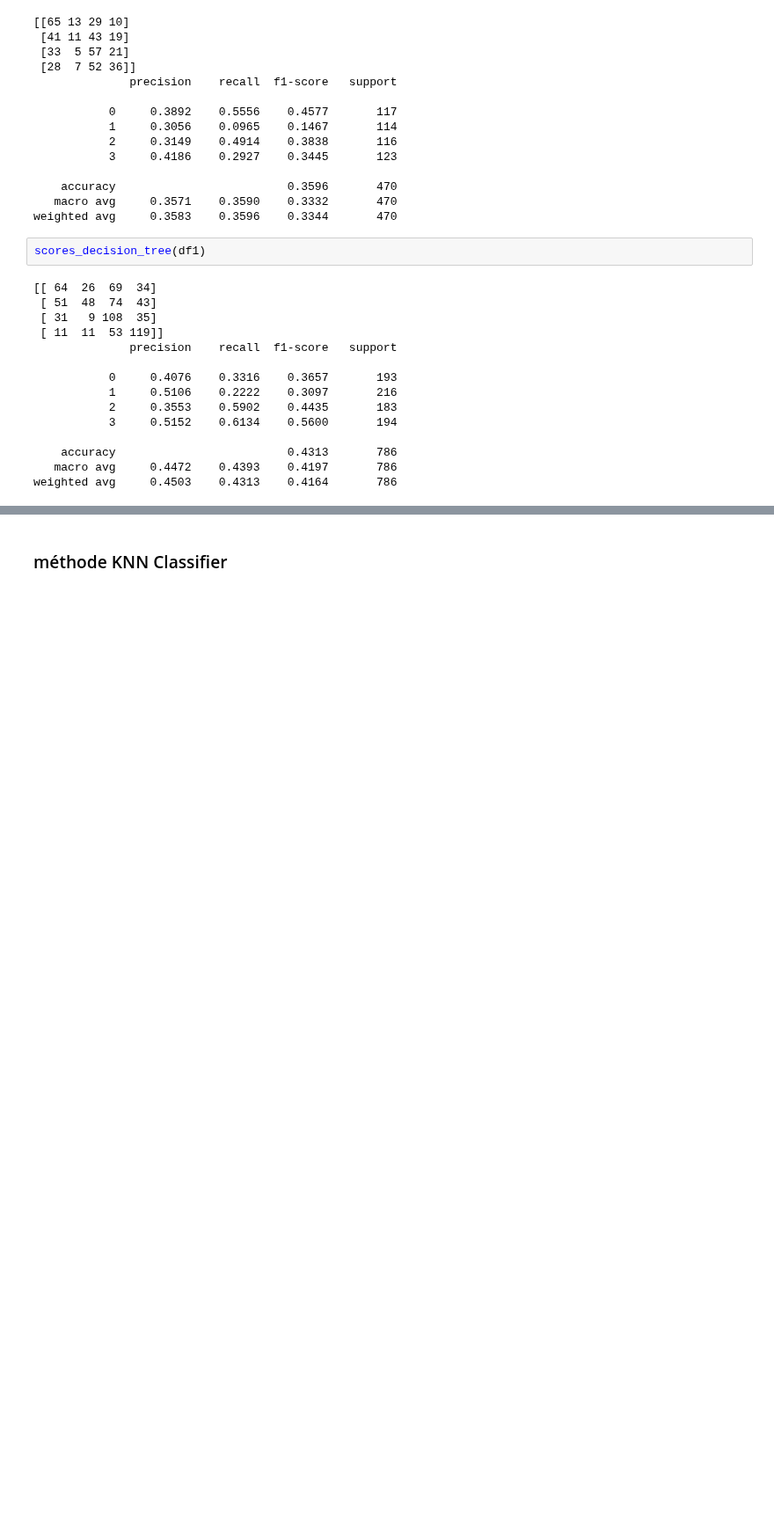
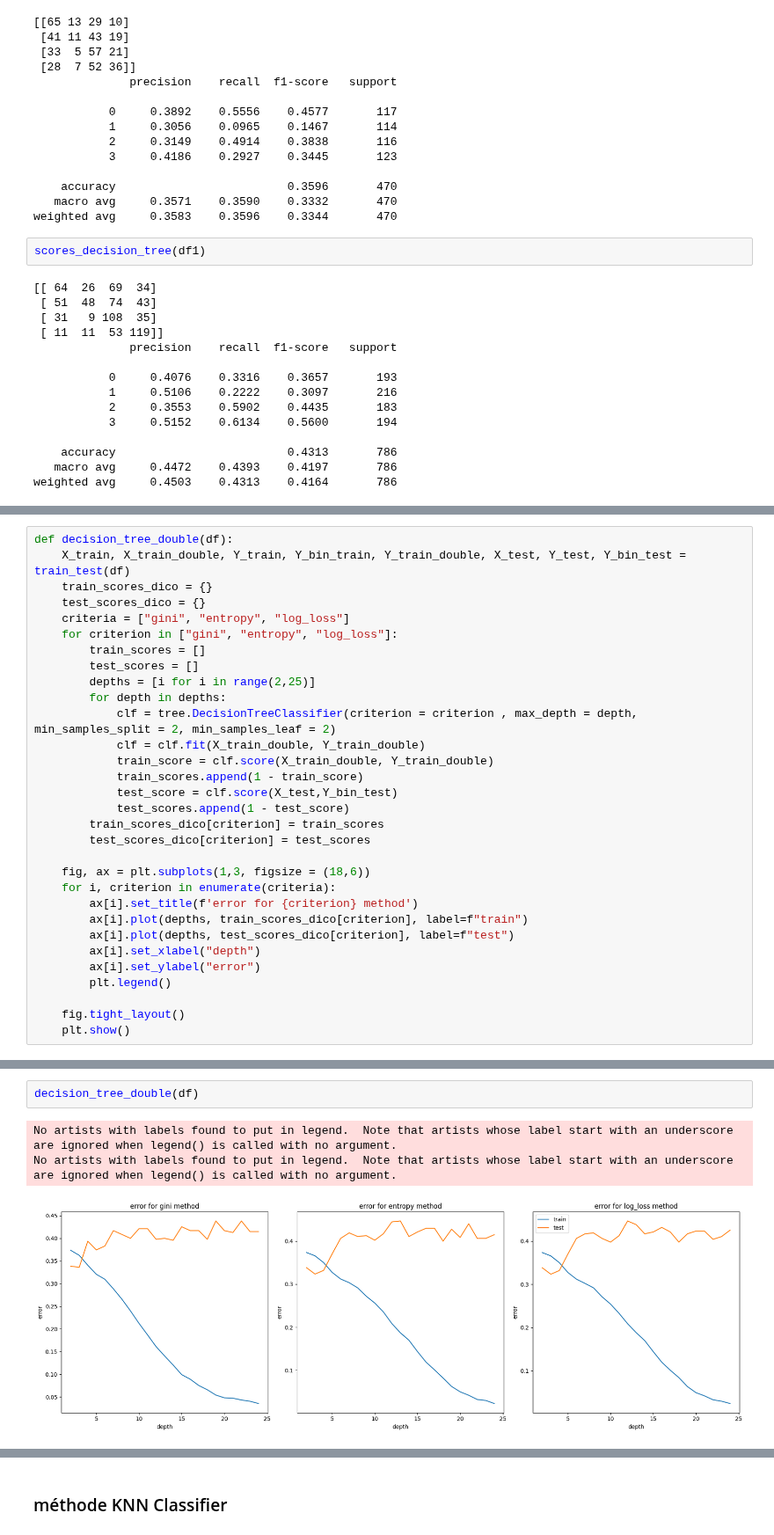
Before and after one commit to Keracles/MovieHype, a Jupyter notebook: models_noah/classification_noah.ipynb, the cells around one changed output, grey strips where cells are left out. Shown at 88% size. Cells and saved outputs as stored; diff of their text form; blank space fills up the shorter version.

```diff
--- a/models_noah/classification_noah.ipynb
+++ b/models_noah/classification_noah.ipynb
@@ -266,0 +288,31 @@ weighted avg     0.6487    0.6766    0.6525       470
+# %%
+def decision_tree_double(df):
+    X_train, X_train_double, Y_train, Y_bin_train, Y_train_double, X_test, Y_test, Y_bin_test = train_test(df)
+    train_scores_dico = {}
+    test_scores_dico = {}
+    criteria = ["gini", "entropy", "log_loss"]
+    for criterion in ["gini", "entropy", "log_loss"]:
+        train_scores = []
+        test_scores = []
+        depths = [i for i in range(2,25)]
+        for depth in depths:
+            clf = tree.DecisionTreeClassifier(criterion = criterion , max_depth = depth, min_samples_split = 2, min_samples_leaf = 2)
+            clf = clf.fit(X_train_double, Y_train_double)
+            train_score = clf.score(X_train_double, Y_train_double)
+            train_scores.append(1 - train_score)
+            test_score = clf.score(X_test,Y_bin_test)
+            test_scores.append(1 - test_score)
+        train_scores_dico[criterion] = train_scores
+        test_scores_dico[criterion] = test_scores
+
+    fig, ax = plt.subplots(1,3, figsize = (18,6))
+    for i, criterion in enumerate(criteria):
+        ax[i].set_title(f'error for {criterion} method')
+        ax[i].plot(depths, train_scores_dico[criterion], label=f"train")
+        ax[i].plot(depths, test_scores_dico[criterion], label=f"test")
+        ax[i].set_xlabel("depth")
+        ax[i].set_ylabel("error")
+        plt.legend()
+
+    fig.tight_layout()
+    plt.show()
@@ -266,0 +327,6 @@ weighted avg     0.6487    0.6766    0.6525       470
+# %%
+decision_tree_double(df)
+# %% [output]
+No artists with labels found to put in legend.  Note that artists whose label start with an underscore are ignored when legend() is called with no argument.
+No artists with labels found to put in legend.  Note that artists whose label start with an underscore are ignored when legend() is called with no argument.
+[figure, added]
```
Also changed, not shown: parts of 38 cells of this notebook, 1 other file.
